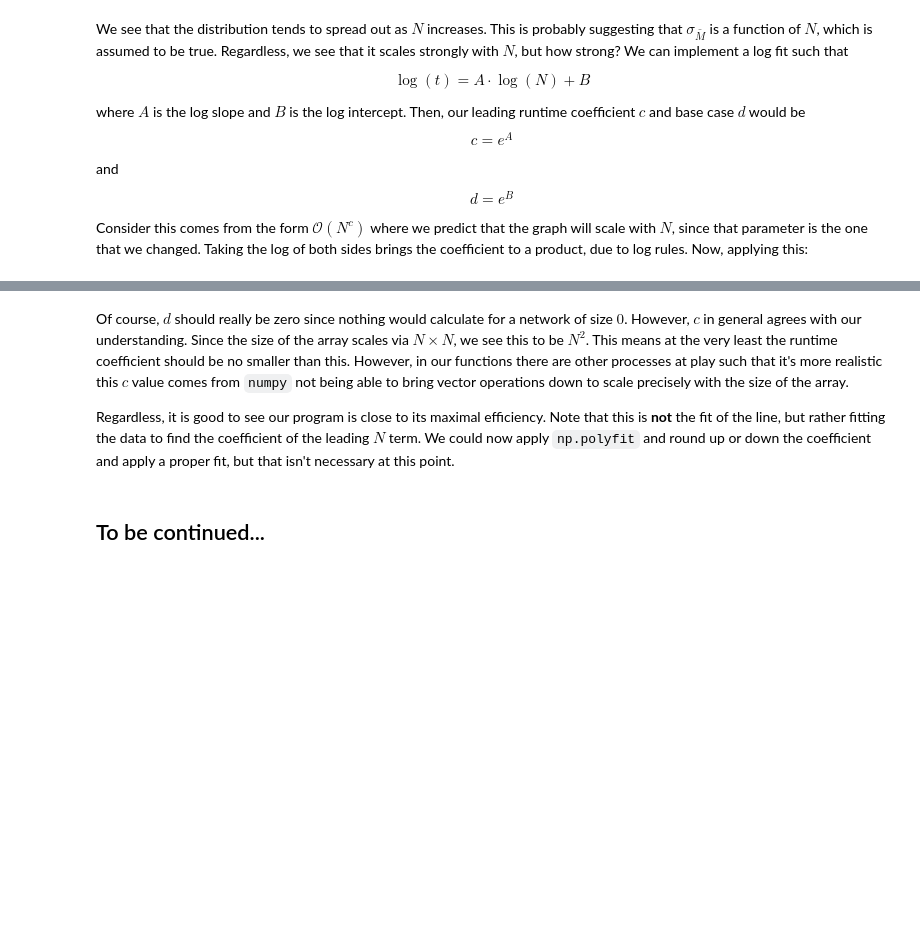
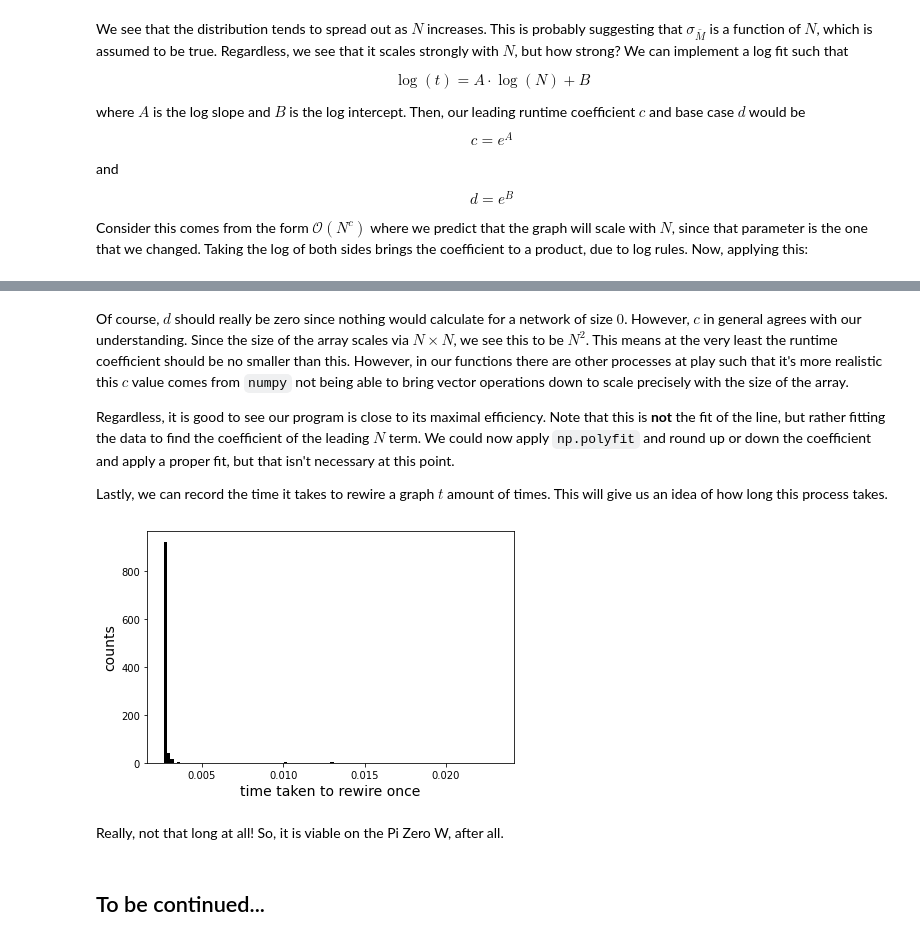
Before and after one commit to ubsuny/MC_RandomNetworks-RaspiZero, a Jupyter notebook: network_analysis.ipynb, the cells around one changed output, grey strips where cells are left out. Saved outputs shown, nothing was run; the diff lists cells and outputs as text; code cells hidden in the pictures; blank space fills up the shorter version.

```diff
--- a/network_analysis.ipynb
+++ b/network_analysis.ipynb
@@ -197,5 +197,32 @@ print(c, d)
 Of course, $d$ should really be zero since nothing would calculate for a network of size $0$.  However, $c$ in general agrees with our understanding.  Since the size of the array scales via $N \times N$, we see this to be $N^2$.  This means at the very least the runtime coefficient should be no smaller than this.  However, in our functions there are other processes at play such that it's more realistic this $c$ value comes from `numpy` not being able to bring vector operations down to scale precisely with the size of the array.
 
 Regardless, it is good to see our program is close to its maximal efficiency.  Note that this is **not** the fit of the line, but rather fitting the data to find the coefficient of the leading $N$ term.  We could now apply `np.polyfit` and round up or down the coefficient and apply a proper fit, but that isn't necessary at this point.
+
+Lastly, we can record the time it takes to rewire a graph $t$ amount of times.  This will give us an idea of how long this process takes.
+# %%
+rewires = 1000
+
+ts = zeros((rewires))
+
+for rewire in range(rewires):
+
+    t0 = time.time()
+    G.rewire_graph()
+    t1 = time.time()
+
+    ts[rewire] = t1 - t0
+# %%
+fig, ax = plt.subplots(1, 1)
+
+ax.hist(ts, 100, color = 'black');
+
+ax.set_ylabel('counts', fontsize = 14)
+ax.set_xlabel('time taken to rewire once', fontsize = 14)
+
+fig.tight_layout()
+# %% [output]
+[figure, added]
+# %% [markdown]
+Really, not that long at all! So, it is viable on the Pi Zero W, after all.
 # %% [markdown]
 ## To be continued...
```
Also changed, not shown: parts of 13 cells of this notebook.
